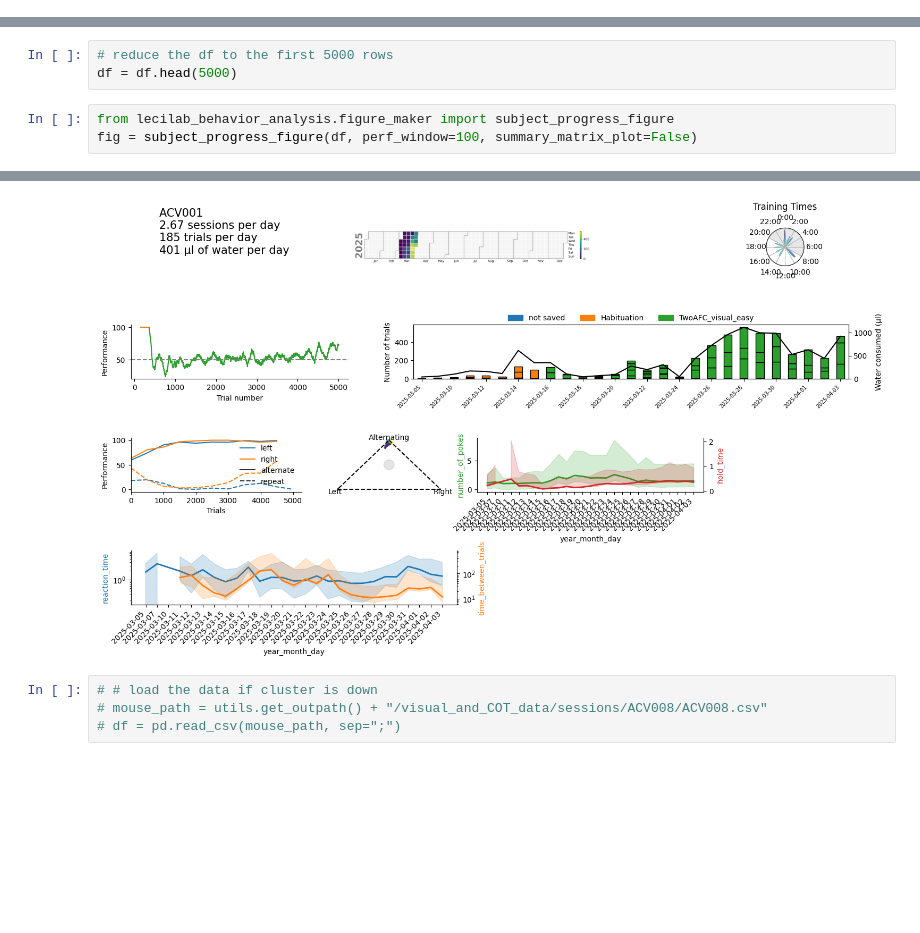
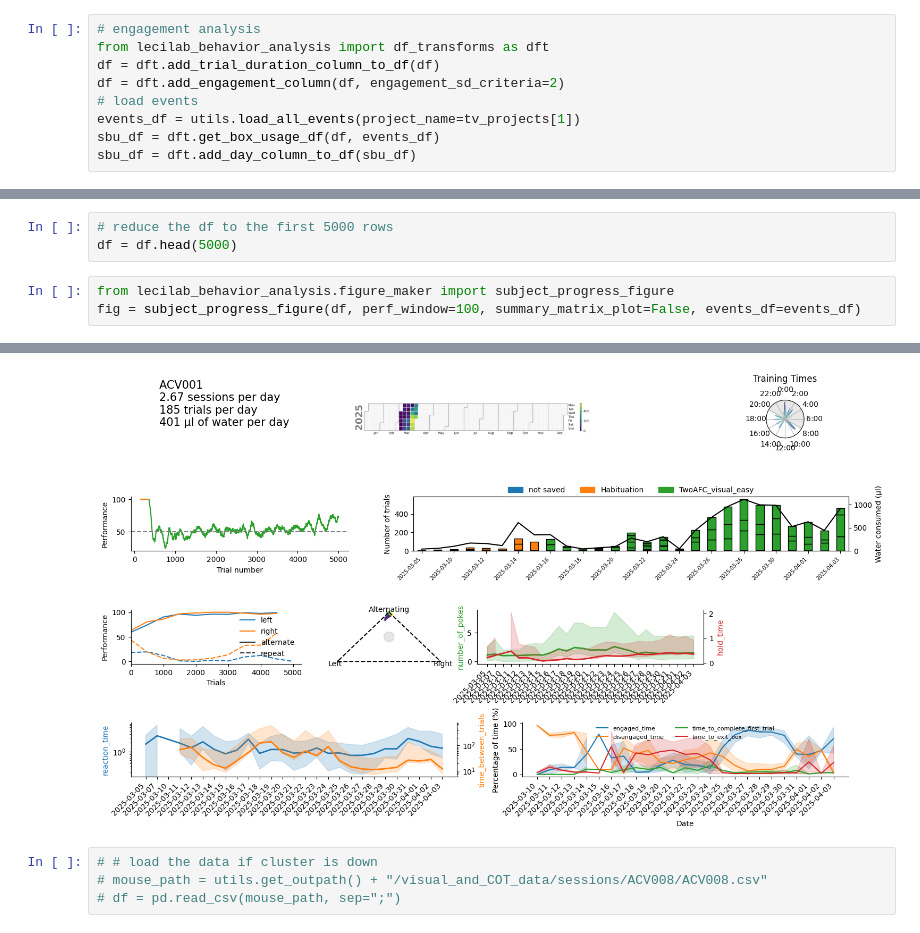
Before and after one commit to LearningCircuitsLab/lecilab-behavior-analysis, a Jupyter notebook: lecilab_behavior_analysis/plot_testing.ipynb, the cells around one changed output, grey strips where cells are left out. Cells and saved outputs as stored; diff of their text form; blank space fills up the shorter version.

Commit message:
engagement plot in summary

```diff
--- a/lecilab_behavior_analysis/plot_testing.ipynb
+++ b/lecilab_behavior_analysis/plot_testing.ipynb
@@ -51,3 +45,12 @@ True
 # %%
 # load the data
 df = pd.read_csv(local_path / Path(f'{mouse}.csv'), sep=";")
+# %%
+# engagement analysis
+from lecilab_behavior_analysis import df_transforms as dft
+df = dft.add_trial_duration_column_to_df(df)
+df = dft.add_engagement_column(df, engagement_sd_criteria=2)
+# load events
+events_df = utils.load_all_events(project_name=tv_projects[1])
+sbu_df = dft.get_box_usage_df(df, events_df)
+sbu_df = dft.add_day_column_to_df(sbu_df)
@@ -56,5 +83,5 @@ df = pd.read_csv(local_path / Path(f'{mouse}.csv'), sep=";")
 df = df.head(5000)
 # %%
 from lecilab_behavior_analysis.figure_maker import subject_progress_figure
-fig = subject_progress_figure(df, perf_window=100, summary_matrix_plot=False)
+fig = subject_progress_figure(df, perf_window=100, summary_matrix_plot=False, events_df=events_df)
 # %% [output]
@@ -61,4 +92,4 @@ fig = subject_progress_figure(df, perf_window=100, summary_matrix_plot=False)
-[figure, old version]
+[figure, new version]
 # %%
 # # load the data if cluster is down
 # mouse_path = utils.get_outpath() + "/visual_and_COT_data/sessions/ACV008/ACV008.csv"
```
Also changed, not shown: parts of 4 cells of this notebook, 4 other files.
